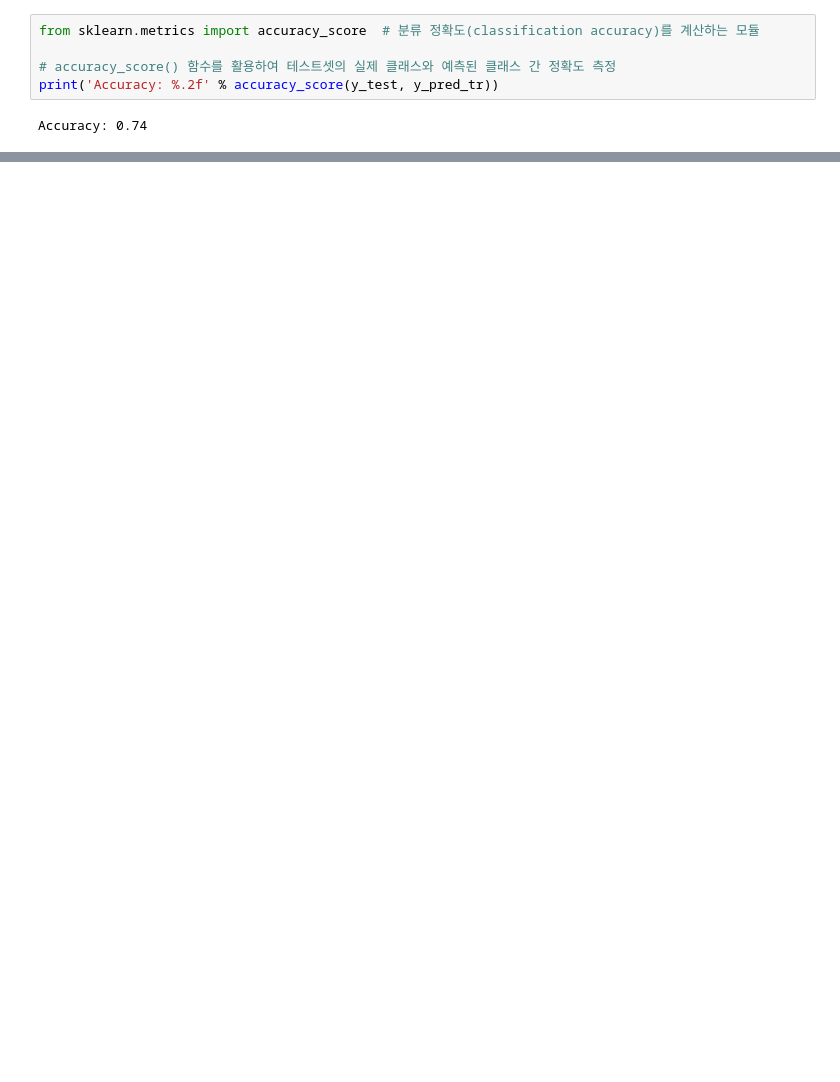
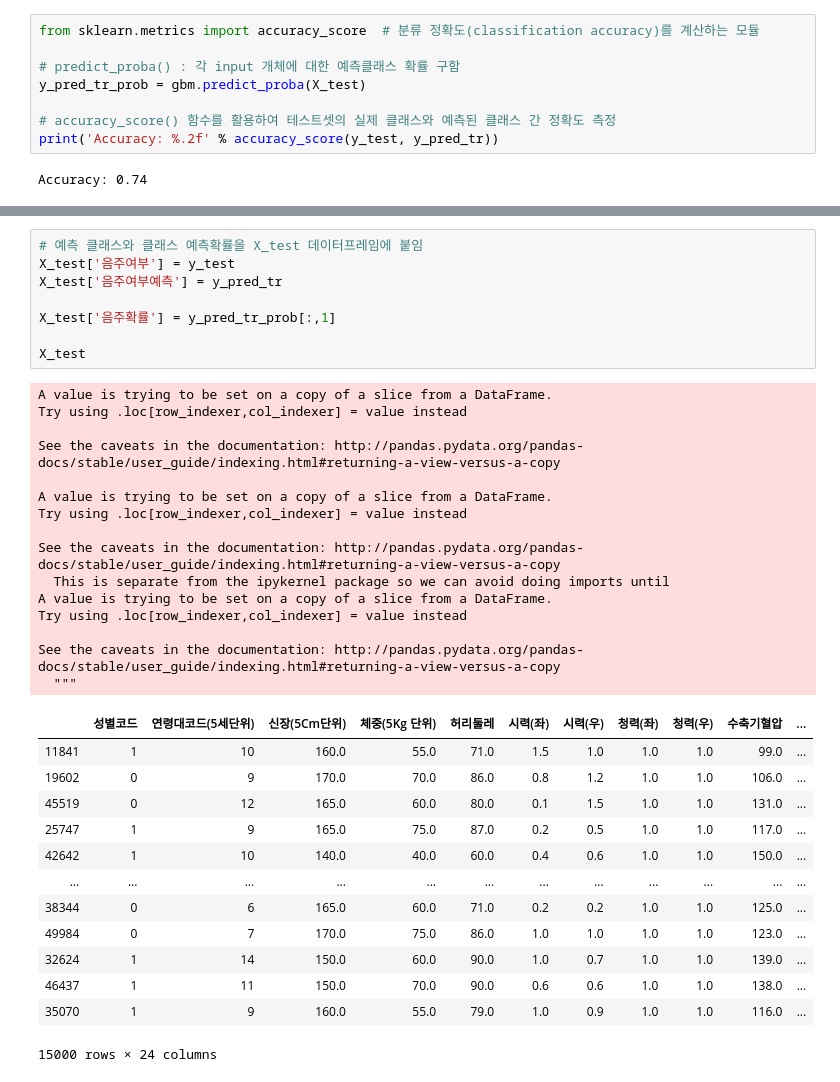
Before and after one commit to niccola7517/Public, a Jupyter notebook: ch4-2-1(xgboost).ipynb, the cells around one changed output, grey strips where cells are left out. Cells and saved outputs as stored; diff of their text form; blank space fills up the shorter version.

```diff
--- a/ch4-2-1(xgboost).ipynb
+++ b/ch4-2-1(xgboost).ipynb
@@ -185,6 +177,9 @@ Test Set Score1 : 0.74
 # %%
 from sklearn.metrics import accuracy_score  # 분류 정확도(classification accuracy)를 계산하는 모듈
 
+# predict_proba() : 각 input 개체에 대한 예측클래스 확률 구함
+y_pred_tr_prob = gbm.predict_proba(X_test)
+
 # accuracy_score() 함수를 활용하여 테스트셋의 실제 클래스와 예측된 클래스 간 정확도 측정
 print('Accuracy: %.2f' % accuracy_score(y_test, y_pred_tr))
 # %% [output]
@@ -215,0 +229,37 @@ sel_feature.sort_values(by='중요도', ascending=False)
+# %%
+# 예측 클래스와 클래스 예측확률을 X_test 데이터프레임에 붙임
+X_test['음주여부'] = y_test
+X_test['음주여부예측'] = y_pred_tr
+
+X_test['음주확률'] = y_pred_tr_prob[:,1]
+
+X_test
+# %% [output]
+A value is trying to be set on a copy of a slice from a DataFrame.
+Try using .loc[row_indexer,col_indexer] = value instead
+
+See the caveats in the documentation: http://pandas.pydata.org/pandas-docs/stable/user_guide/indexing.html#returning-a-view-versus-a-copy
+
+A value is trying to be set on a copy of a slice from a DataFrame.
+Try using .loc[row_indexer,col_indexer] = value instead
+
+See the caveats in the documentation: http://pandas.pydata.org/pandas-docs/stable/user_guide/indexing.html#returning-a-view-versus-a-copy
+  This is separate from the ipykernel package so we can avoid doing imports until
+A value is trying to be set on a copy of a slice from a DataFrame.
+Try using .loc[row_indexer,col_indexer] = value instead
+
+See the caveats in the documentation: http://pandas.pydata.org/pandas-docs/stable/user_guide/indexing.html#returning-a-view-versus-a-copy
+  """
+|  | 성별코드 | 연령대코드(5세단위) | 신장(5Cm단위) | 체중(5Kg 단위) | 허리둘레 | 시력(좌) | 시력(우) | 청력(좌) | 청력(우) | 수축기혈압 | ... |
+| 11841 | 1 | 10 | 160.0 | 55.0 | 71.0 | 1.5 | 1.0 | 1.0 | 1.0 | 99.0 | ... |
+| 19602 | 0 | 9 | 170.0 | 70.0 | 86.0 | 0.8 | 1.2 | 1.0 | 1.0 | 106.0 | ... |
+| 45519 | 0 | 12 | 165.0 | 60.0 | 80.0 | 0.1 | 1.5 | 1.0 | 1.0 | 131.0 | ... |
+| 25747 | 1 | 9 | 165.0 | 75.0 | 87.0 | 0.2 | 0.5 | 1.0 | 1.0 | 117.0 | ... |
+| 42642 | 1 | 10 | 140.0 | 40.0 | 60.0 | 0.4 | 0.6 | 1.0 | 1.0 | 150.0 | ... |
+| ... | ... | ... | ... | ... | ... | ... | ... | ... | ... | ... | ... |
+| 38344 | 0 | 6 | 165.0 | 60.0 | 71.0 | 0.2 | 0.2 | 1.0 | 1.0 | 125.0 | ... |
+| 49984 | 0 | 7 | 170.0 | 75.0 | 86.0 | 1.0 | 1.0 | 1.0 | 1.0 | 123.0 | ... |
+| 32624 | 1 | 14 | 150.0 | 60.0 | 90.0 | 1.0 | 0.7 | 1.0 | 1.0 | 139.0 | ... |
+| 46437 | 1 | 11 | 150.0 | 70.0 | 90.0 | 0.6 | 0.6 | 1.0 | 1.0 | 138.0 | ... |
+| 35070 | 1 | 9 | 160.0 | 55.0 | 79.0 | 1.0 | 0.9 | 1.0 | 1.0 | 116.0 | ... |
+15000 rows × 24 columns
```
Also changed, not shown: parts of 8 cells of this notebook, 4 other files.
